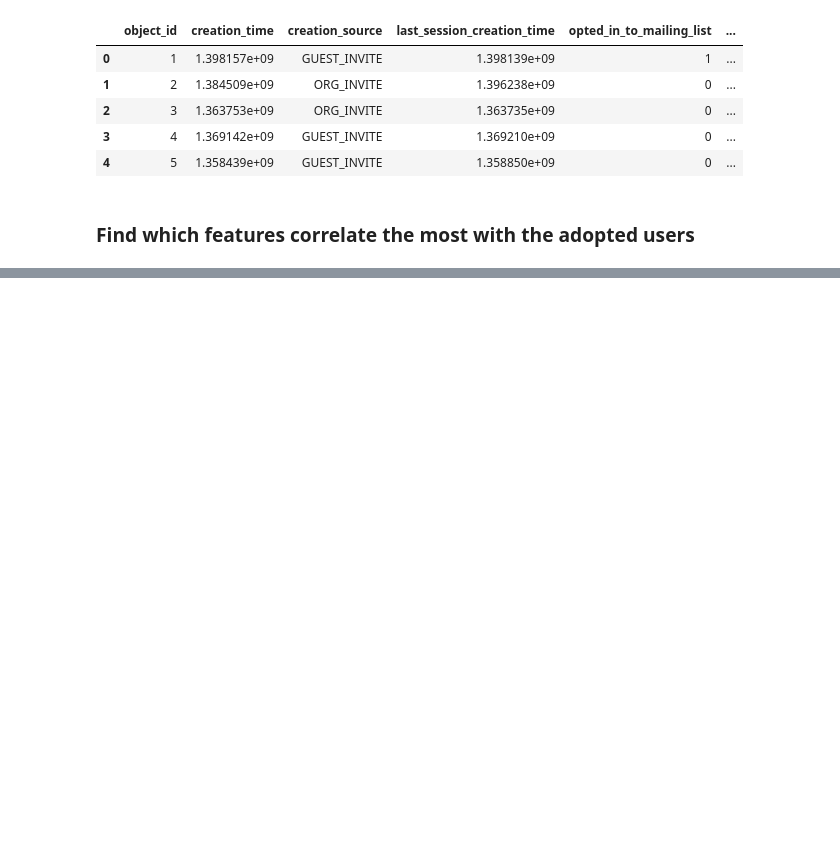
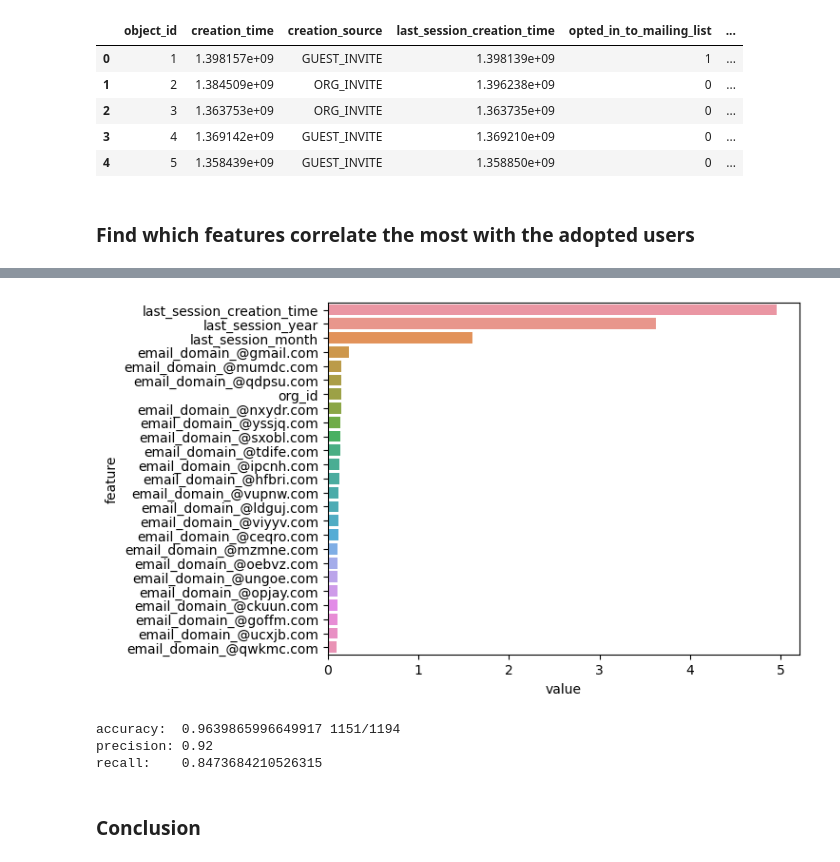
Before and after one commit to jesseingraham/Relax_Inc_Take_Home_Challenge, a Jupyter notebook: Solution.ipynb, the cells around one changed output, grey strips where cells are left out. Cells and saved outputs as stored; diff of their text form; code cells hidden in the pictures; blank space fills up the shorter version.

```diff
--- a/Solution.ipynb
+++ b/Solution.ipynb
@@ -225,0 +292,5 @@ array(['object_id', 'creation_time', 'last_session_creation_time',
+# %%
+# standardize X data
+scaler = StandardScaler().fit(X_train)
+X_train_scaled = pd.DataFrame(data=scaler.transform(X_train), columns=X_train.columns)
+X_test_scaled = pd.DataFrame(data=scaler.transform(X_test), columns=X_train.columns)
@@ -225,0 +302,7 @@ array(['object_id', 'creation_time', 'last_session_creation_time',
+# %%
+feature_coefs = pd.DataFrame({'feature':lr.feature_names_in_, 'value':np.ravel(lr.coef_)})
+feature_coefs.sort_values('value', ascending=False, ignore_index=True, inplace=True)
+sns.barplot(data=feature_coefs[:25], y='feature', x='value')
+plt.show()
+# %% [output]
+[figure, added]
@@ -225,0 +312,10 @@ array(['object_id', 'creation_time', 'last_session_creation_time',
+# %%
+print('accuracy:  ' + str(accuracy_score(y_test, y_pred_lr)) + ' ' + str(str(accuracy_score(y_test, y_pred_lr, normalize=False))) + '/' + str(str(len(y_test))))
+print('precision: ' + str(precision_score(y_test, y_pred_lr)))
+print('recall:    ' + str(recall_score(y_test, y_pred_lr)))
+# %% [output]
+accuracy:  0.9639865996649917 1151/1194
+precision: 0.92
+recall:    0.8473684210526315
+# %% [markdown]
+### Conclusion
```
Also changed, not shown: parts of 33 cells of this notebook.
